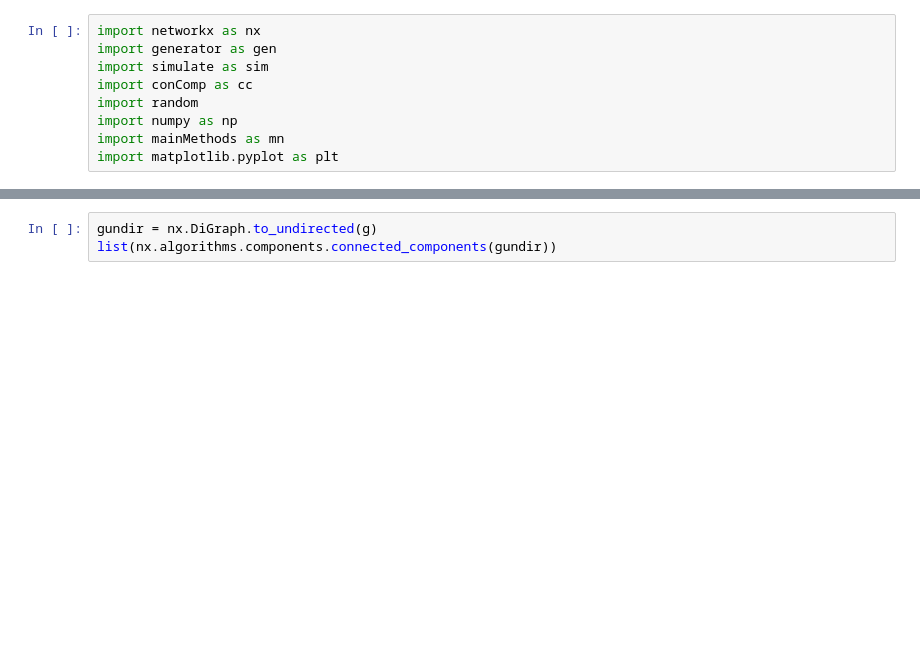
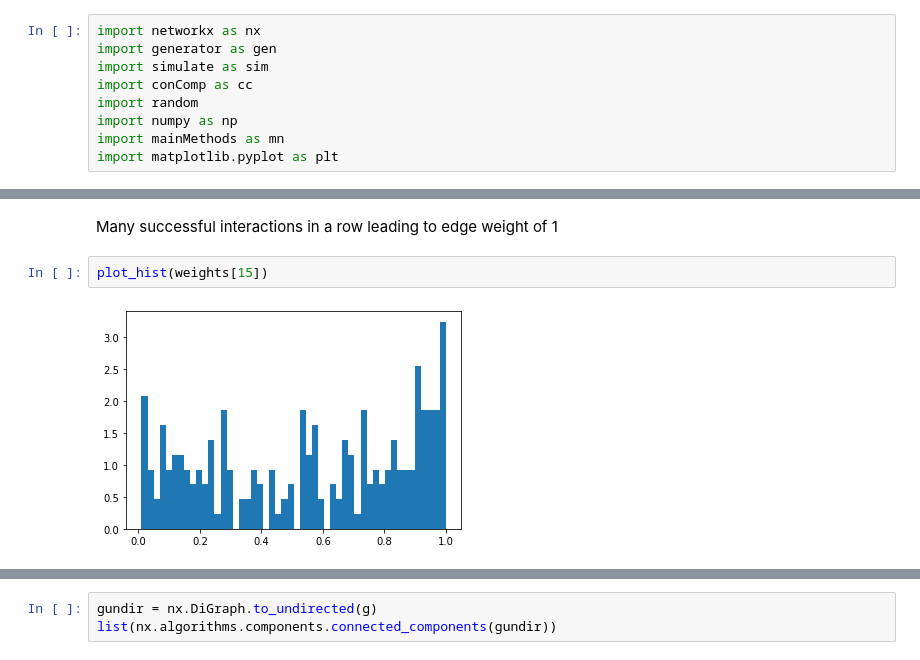
Before and after one commit to dkimpara/DiverseNode, a Jupyter notebook: jupyter-tests.ipynb, the cells around one changed output, grey strips where cells are left out. Cells and saved outputs as stored; diff of their text form; blank space fills up the shorter version.

```diff
--- a/jupyter-tests.ipynb
+++ b/jupyter-tests.ipynb
@@ -55,0 +71,6 @@ nx.draw(g)
+# %% [markdown]
+Many successful interactions in a row leading to edge weight of 1
+# %%
+plot_hist(weights[15])
+# %% [output]
+[figure, added]
```
Also changed, not shown: parts of 20 cells of this notebook, 2 other files.
